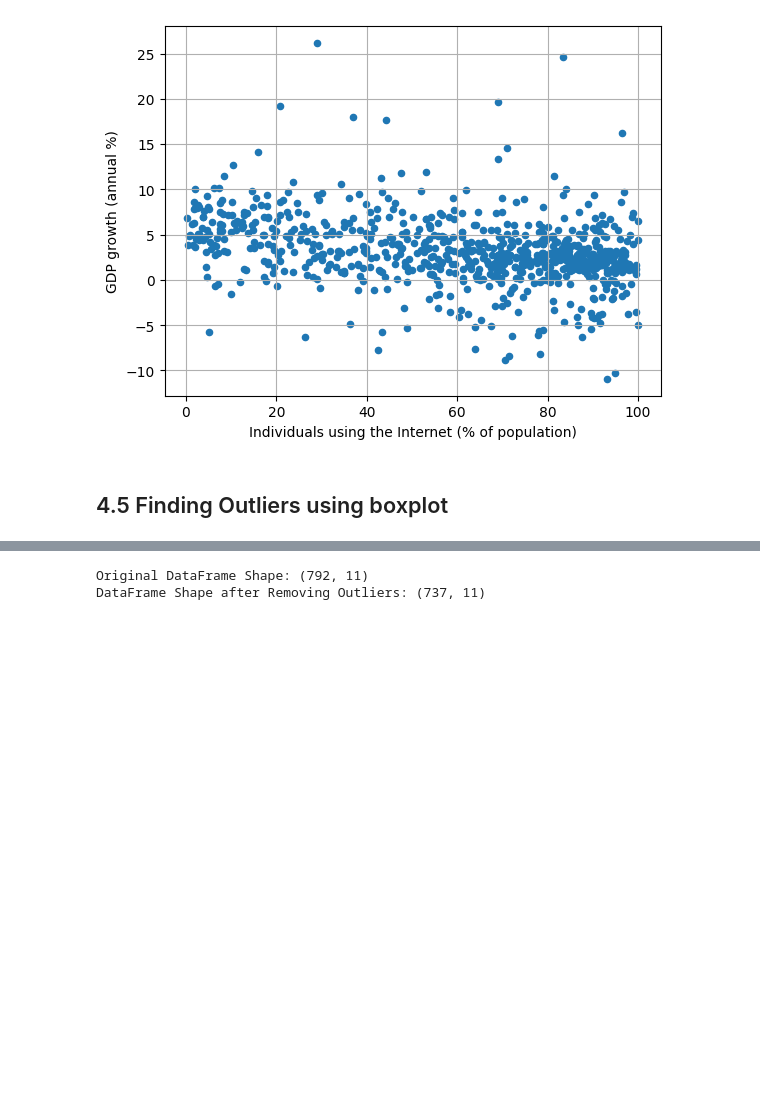
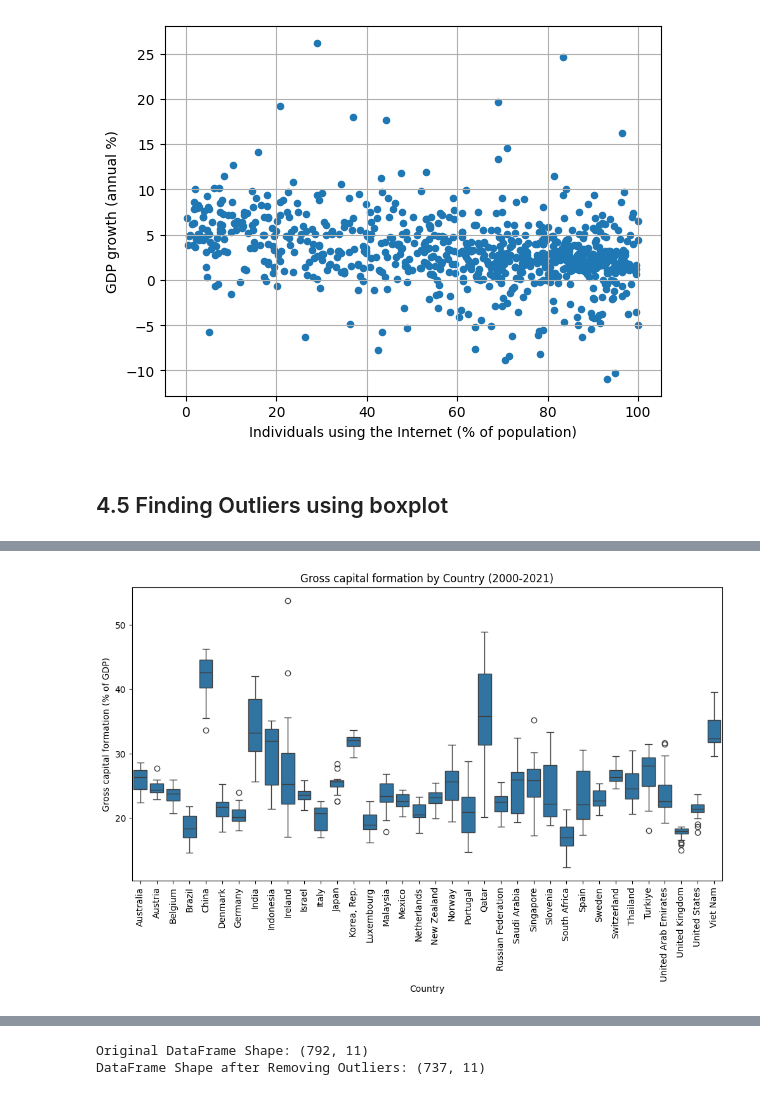
Before and after one commit to kumarbyes/udacity_nanodegree_datascience_course1, a Jupyter notebook: Project_Supervised_ML.ipynb, the cells around one changed output, grey strips where cells are left out. Drawn from its saved outputs; the diff is of its cells as text; code cells hidden in the pictures; blank space fills up the shorter version.

```diff
--- a/Project_Supervised_ML.ipynb
+++ b/Project_Supervised_ML.ipynb
@@ -570 +616,6 @@ plt.show()
+# %%
+#Box plot for feature Gross capital formation (% of GDP)
+single_boxplot(new_df,"Gross capital formation (% of GDP)","Gross capital formation by Country (2000-2021)")
+# %% [output]
+[figure, added]
 # %%
```
Also changed, not shown: parts of 52 cells of this notebook, 2 other files.
